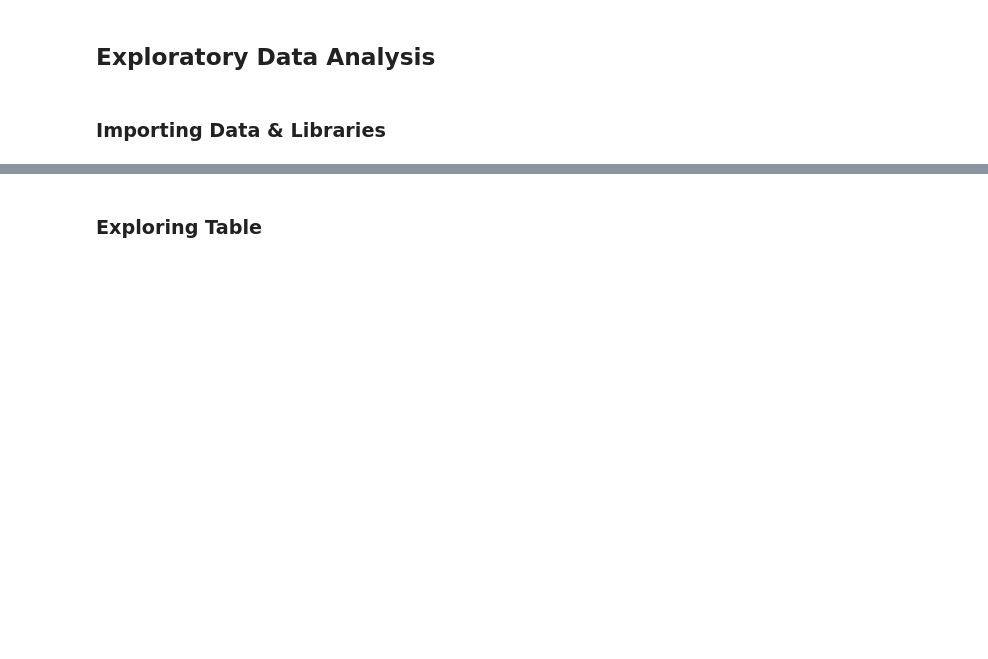
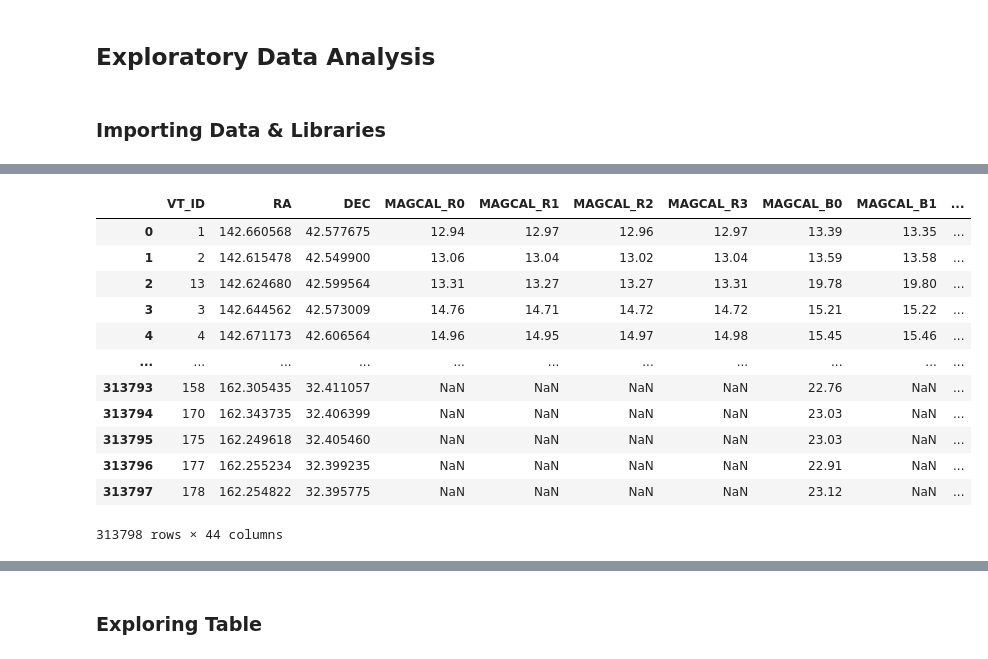
Before and after one commit to jerbeario/vtacML, a Jupyter notebook: RandomForestModel.ipynb, the cells around one changed output, grey strips where cells are left out. Cells and saved outputs as stored; diff of their text form; code cells hidden in the pictures; blank space fills up the shorter version.

```diff
--- a/RandomForestModel.ipynb
+++ b/RandomForestModel.ipynb
@@ -22,0 +59,18 @@ data.head()
+# %%
+ohe = OneHotEncoderCustom(variables=["CASE"])
+ohe.fit(data)
+ohe.transform(data)
+# %% [output]
+|  | VT_ID | RA | DEC | MAGCAL_R0 | MAGCAL_R1 | MAGCAL_R2 | MAGCAL_R3 | MAGCAL_B0 | MAGCAL_B1 | ... |
+| 0 | 1 | 142.660568 | 42.577675 | 12.94 | 12.97 | 12.96 | 12.97 | 13.39 | 13.35 | ... |
+| 1 | 2 | 142.615478 | 42.549900 | 13.06 | 13.04 | 13.02 | 13.04 | 13.59 | 13.58 | ... |
+| 2 | 13 | 142.624680 | 42.599564 | 13.31 | 13.27 | 13.27 | 13.31 | 19.78 | 19.80 | ... |
+| 3 | 3 | 142.644562 | 42.573009 | 14.76 | 14.71 | 14.72 | 14.72 | 15.21 | 15.22 | ... |
+| 4 | 4 | 142.671173 | 42.606564 | 14.96 | 14.95 | 14.97 | 14.98 | 15.45 | 15.46 | ... |
+| ... | ... | ... | ... | ... | ... | ... | ... | ... | ... | ... |
+| 313793 | 158 | 162.305435 | 32.411057 | NaN | NaN | NaN | NaN | 22.76 | NaN | ... |
+| 313794 | 170 | 162.343735 | 32.406399 | NaN | NaN | NaN | NaN | 23.03 | NaN | ... |
+| 313795 | 175 | 162.249618 | 32.405460 | NaN | NaN | NaN | NaN | 23.03 | NaN | ... |
+| 313796 | 177 | 162.255234 | 32.399235 | NaN | NaN | NaN | NaN | 22.91 | NaN | ... |
+| 313797 | 178 | 162.254822 | 32.395775 | NaN | NaN | NaN | NaN | 23.12 | NaN | ... |
+313798 rows × 44 columns
```
Also changed, not shown: parts of 35 cells of this notebook, 9 other files.
